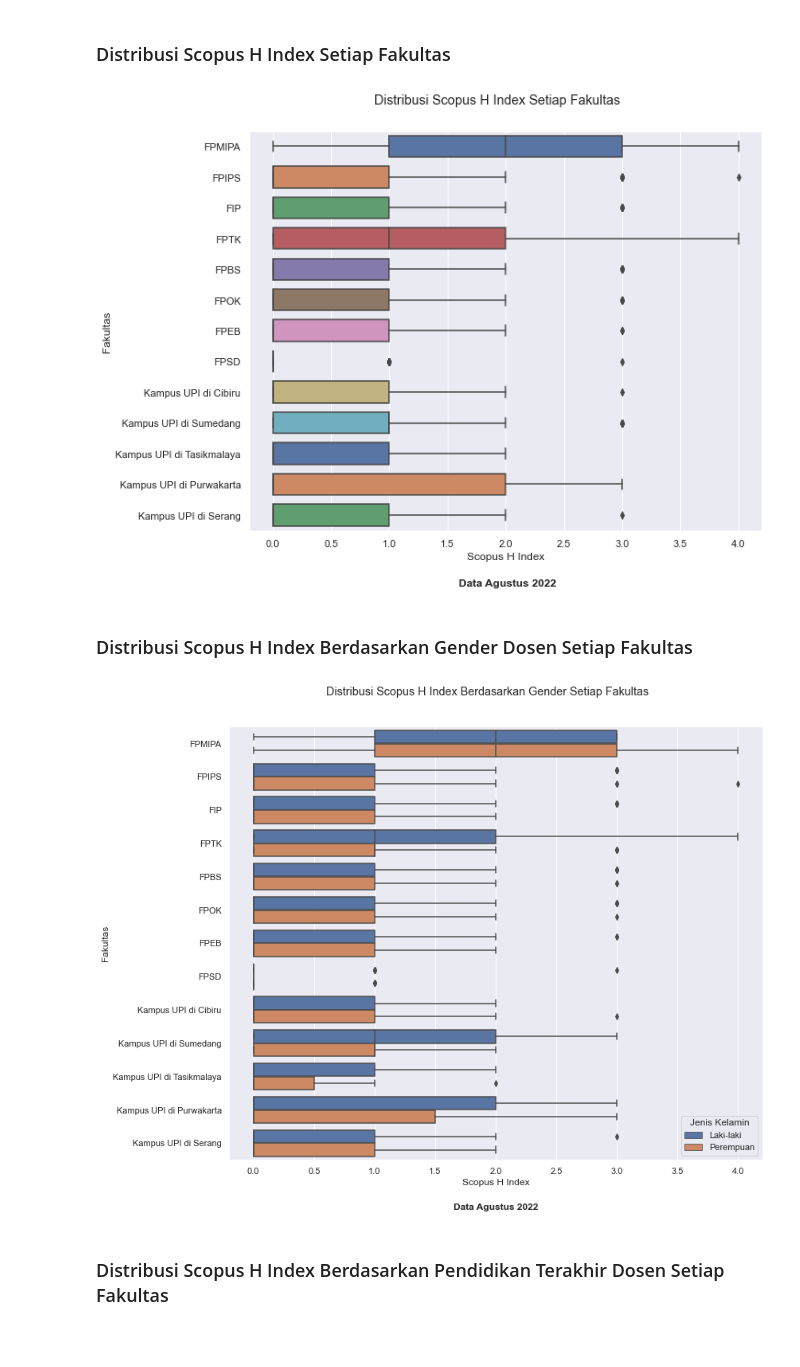
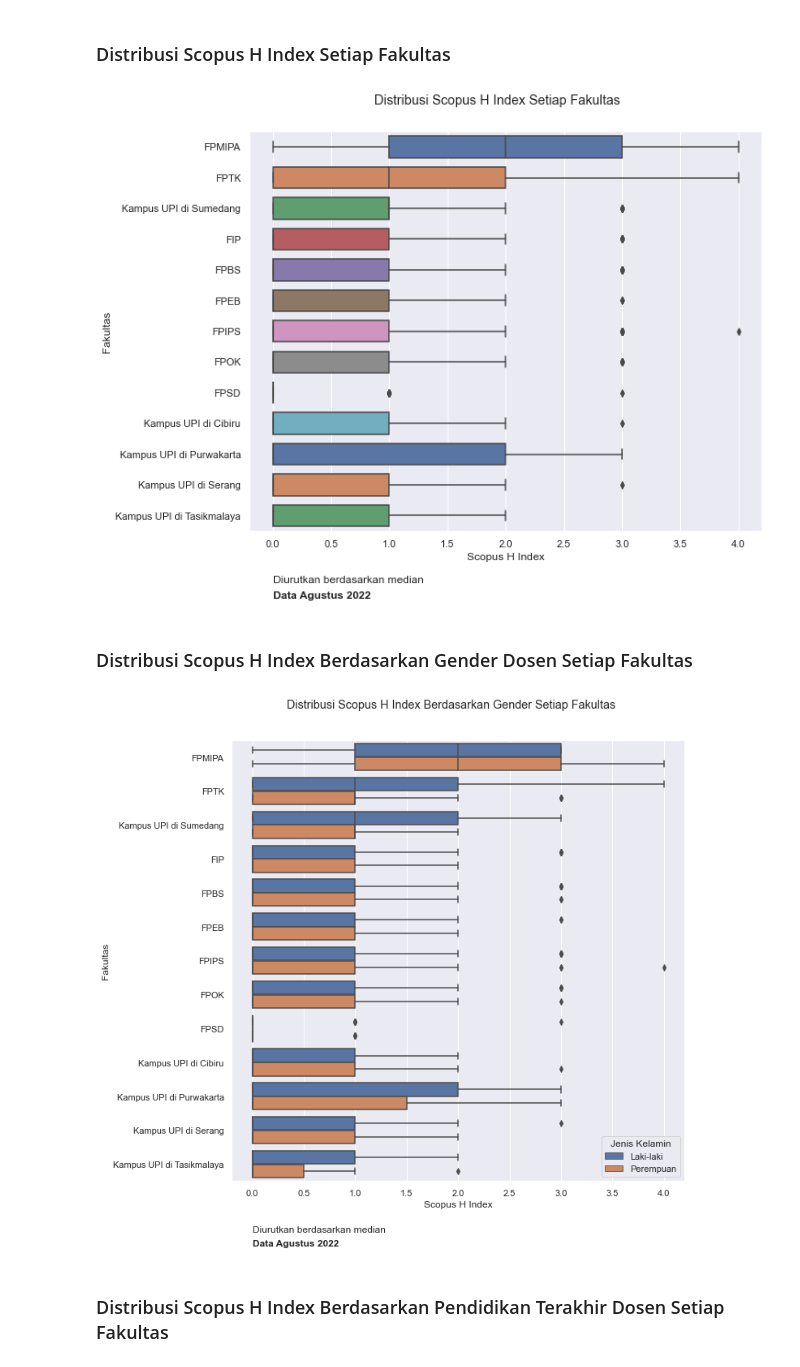
Before and after one commit to crypter7054/EDA-UPI-2022, a Jupyter notebook: EDA UPI Rev.3.ipynb, the cells around one changed output. Drawn from its saved outputs; the diff is of its cells as text; code cells hidden in the pictures; blank space fills up the shorter version.

```diff
--- a/EDA UPI Rev.3.ipynb
+++ b/EDA UPI Rev.3.ipynb
@@ -354,28 +369,39 @@ ax.set(xlabel='Scopus H Index', ylabel='Jumlah Dosen')
 # %%
 plt.figure(figsize=(10, 8))
 
+fakul = df_topten_scopus
+df_fakul_scopus = fakul.groupby('Fakultas')["scopus_h_index"].median().reset_index()
+top_5fakul_scopus = df_fakul_scopus.sort_values(by="scopus_h_index", ascending=False)
+
+
 # deklarasi boxplot dengan x sebagai kolom 'scopus_h_index' dan y sebagai kolom 'Fakultas', kemudian diurutkan
-g = sns.boxplot(x ='scopus_h_index', y = 'Fakultas', data = df_topten_scopus, order = df['Fakultas'].value_counts().index, palette="deep", width=0.7)
+g = sns.boxplot(x ='scopus_h_index', y = 'Fakultas', data = df_topten_scopus, order = top_5fakul_scopus['Fakultas'], palette="deep", width=0.7)
+
 g.set(xlabel='Scopus H Index', ylabel='Fakultas')
-g.text(1.6, 14.3,'Data Agustus 2022', fontstyle="normal", fontweight="semibold")
+g.text(0, 14.2,'Diurutkan berdasarkan median', fontstyle="normal")
+g.text(0, 14.7,'Data Agustus 2022', fontstyle="normal", fontweight="semibold")
+
 plt.suptitle("Distribusi Scopus H Index Setiap Fakultas", y=0.95, fontsize = 'large', fontweight = 'regular')
 plt.show()
 # %% [output]
-[figure, old version]
+[figure, new version]
 # %% [markdown]
 ### Distribusi Scopus H Index Berdasarkan Gender Dosen Setiap Fakultas
 # %%
-plt.figure(figsize=(12, 10))
+plt.figure(figsize=(10, 10))
 
 # deklarasi boxplot dengan x sebagai kolom 'scopus_h_index' dan y sebagai kolom 'Fakultas', dibandingkan dengan kolom 'Jenis Kelamin'
 # kemudian diurutkan
-g = sns.boxplot(x ='scopus_h_index', y = 'Fakultas', hue='Jenis Kelamin', data = df_topten_scopus, order = df['Fakultas'].value_counts().index, palette="deep", width=0.8)
+g = sns.boxplot(x ='scopus_h_index', y = 'Fakultas', hue='Jenis Kelamin', data = df_topten_scopus, order = top_5fakul_scopus['Fakultas'], palette="deep", width=0.8)
+
 g.set(xlabel='Scopus H Index', ylabel='Fakultas')
-g.text(1.65, 14,'Data Agustus 2022', fontstyle="normal", fontweight="semibold")
+g.text(0, 14,'Diurutkan berdasarkan median', fontstyle="normal")
+g.text(0, 14.4,'Data Agustus 2022', fontstyle="normal", fontweight="semibold")
+
 plt.suptitle("Distribusi Scopus H Index Berdasarkan Gender Setiap Fakultas" , y=0.95, fontsize = 'large', fontweight = 'regular')
 plt.show()
 # %% [output]
-[figure, old version]
+[figure, new version]
 # %% [markdown]
 ### Distribusi Scopus H Index Berdasarkan Pendidikan Terakhir Dosen Setiap Fakultas
 # %%
```
Also changed, not shown: parts of 37 cells of this notebook, 4 other files.
